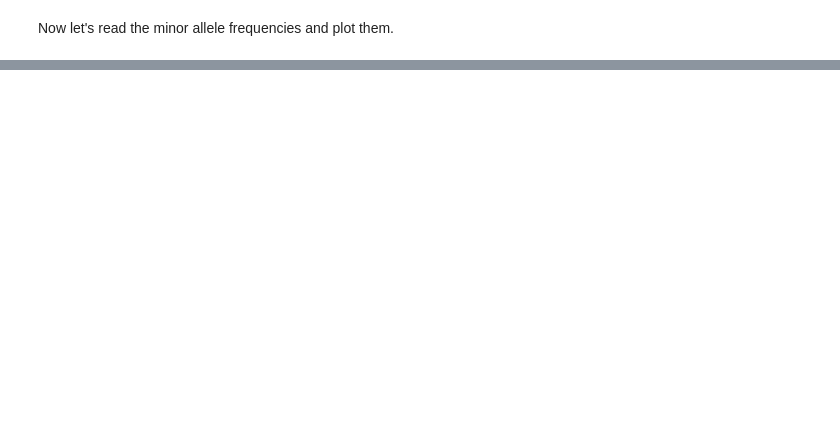
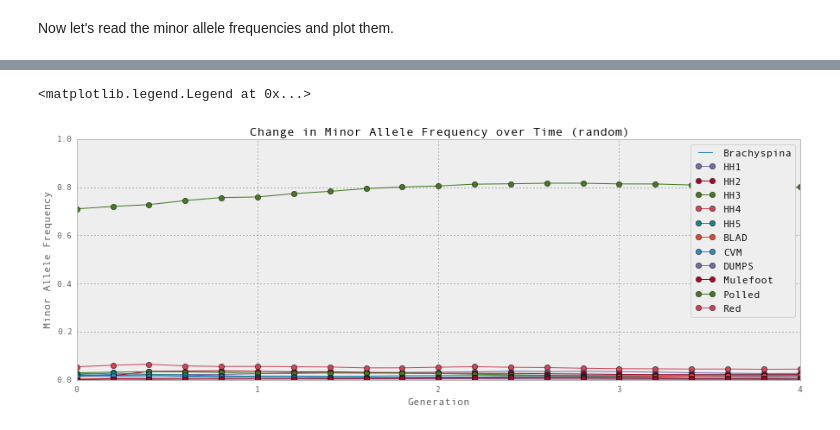
Before and after one commit to wintermind/multiple-recessives, a Jupyter notebook: Analyze Simulation Results.ipynb, the cells around one changed output, grey strips where cells are left out. Saved outputs shown, nothing was run; the diff lists cells and outputs as text; code cells hidden in the pictures; blank space fills up the shorter version.

```diff
--- a/Analyze Simulation Results.ipynb
+++ b/Analyze Simulation Results.ipynb
@@ -81,0 +94,8 @@ ax.plot(freqs['allele_freq'])
+# %%
+freqs = pd.read_csv('../recessives/minor_allele_frequencies_pryce_20_gen_12_rec.txt', \
+                   sep='\t', header=None, names=['gen', 'Brachyspina',
+                                                 'HH1', 'HH2', 'HH3',
+                                                 'HH4', 'HH5', 'BLAD',
+                                                 'CVM', 'DUMPS', 'Mulefoot',
+                                                 'Polled', 'Red'])
+freqs
@@ -81,0 +121,28 @@ ax.plot(freqs['allele_freq'])
+# %%
+fig = plt.figure()
+ax = fig.add_subplot(1, 1, 1)
+#ax.set_xticklabels(freqs['gen'].unique())
+#print freqs['gen'].unique()
+ax.set_title('Change in Minor Allele Frequency over Time (random)')
+ax.set_xlabel('Generation')
+ax.set_ylabel('Minor Allele Frequency')
+ax.plot(freqs['gen'], freqs['Brachyspina'], label='Brachyspina')
+ax.plot(freqs['gen'], freqs['HH1'], label='HH1', marker='o')
+ax.plot(freqs['gen'], freqs['HH2'], label='HH2', marker='o')
+ax.plot(freqs['gen'], freqs['HH3'], label='HH3', marker='o')
+ax.plot(freqs['gen'], freqs['HH4'], label='HH4', marker='o')
+ax.plot(freqs['gen'], freqs['HH5'], label='HH5', marker='o')
+ax.plot(freqs['gen'], freqs['BLAD'], label='BLAD', marker='o')
+ax.plot(freqs['gen'], freqs['CVM'], label='CVM', marker='o')
+ax.plot(freqs['gen'], freqs['DUMPS'], label='DUMPS', marker='o')
+ax.plot(freqs['gen'], freqs['Mulefoot'], label='Mulefoot', marker='o')
+ax.plot(freqs['gen'], freqs['Polled'], label='Polled', marker='o')
+ax.plot(freqs['gen'], freqs['Red'], label='Red', marker='o')
+ax.set_ylim(0.0, 1.0)
+ax.legend(loc='best')
+#
+# Why are the x-axis labels incorrect?
+#
+# %% [output]
+<matplotlib.legend.Legend at 0x...>
+[figure, added]
```
Also changed, not shown: parts of 7 cells of this notebook, 1 other file.
